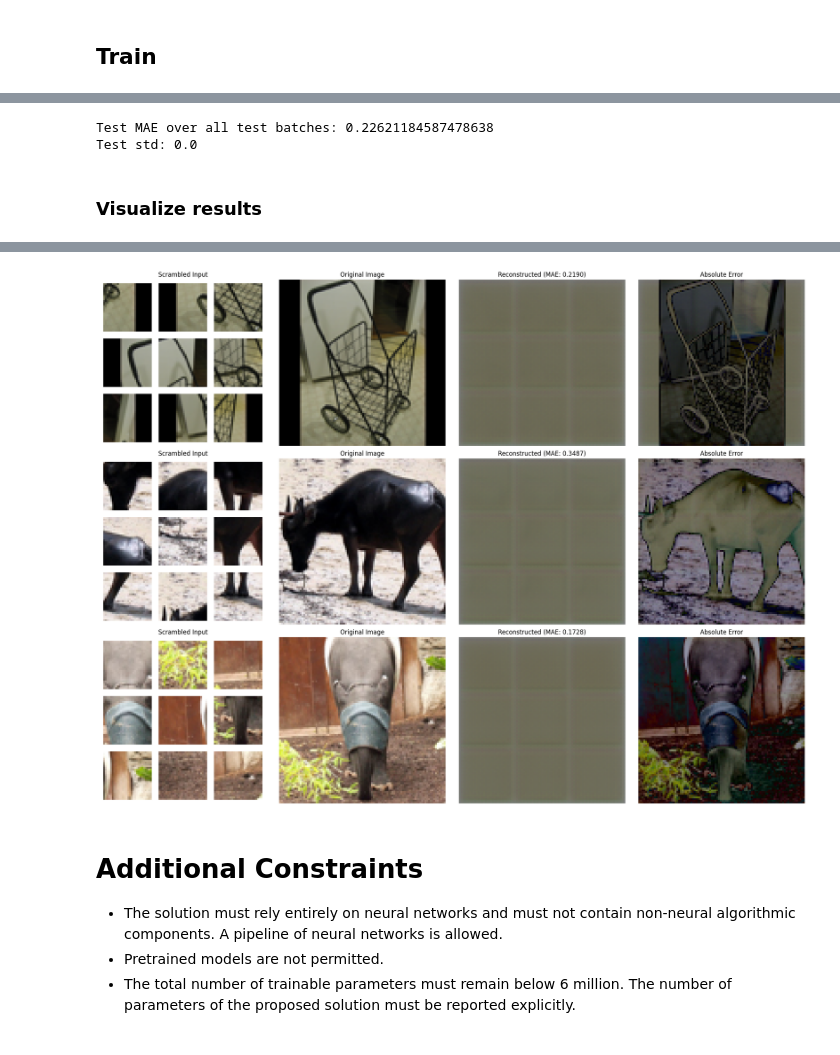
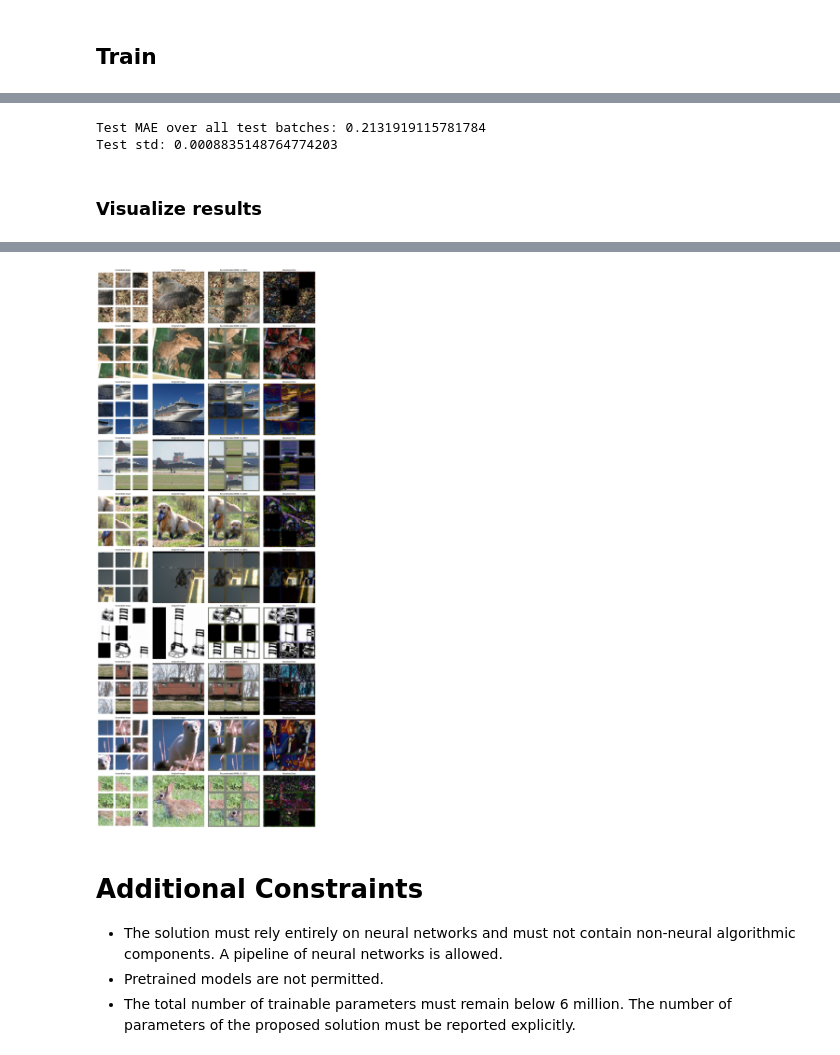
Before and after one commit to mohamadch91/UNIBO_DL_JIGSAW, a Jupyter notebook: patches_to_image_spec.ipynb, the cells around one changed output, grey strips where cells are left out. Drawn from its saved outputs; the diff is of its cells as text; code cells hidden in the pictures.

```diff
--- a/patches_to_image_spec.ipynb
+++ b/patches_to_image_spec.ipynb
@@ -129,9 +128,9 @@ print(images.shape)
 # %%
 # define a dictionary to have configs for the model and training
 cfg ={
-    "batch_size": 64,
+    "batch_size": 16,
     "lr": 1e-3,
-    "epochs": 10,
+    "epochs": 20,
     "lr_factor": 0.5,
     "min_lr": 1e-6,
     "train_split": 0.8,
@@ -490,3 +891,28 @@ Find logs at: ./wandb/run-20260603_173156-demefw93/logs
+# %%
+import scipy.optimize as opt
+def generate_perfect_puzzle(model, X_batch):
+    # 1. Get the raw placement scores
+    logits_np = model.encoder_transformer(X_batch, training=False).numpy()
+    batch_size = logits_np.shape[0]
+
+    # 2. Force a strict 1-to-1 permutation matrix
+    hard_P = np.zeros_like(logits_np)
+    for b in range(batch_size):
+        row_ind, col_ind = opt.linear_sum_assignment(-logits_np[b])
+        hard_P[b, row_ind, col_ind] = 1.0
+
+    hard_P = tf.constant(hard_P, dtype=tf.float32)
+
+    # 3. Assemble using the perfect matrix
+    C = model.assemble(X_batch, hard_P)
+
+    # 4. Refine the seams
+    Mb = tf.broadcast_to(model.mask, (tf.shape(C)[0], 96, 96, 1))
+    unet_input = tf.concat([C, Mb], axis=-1)
+    ref = model.unet_refiner(unet_input, training=False)
+
+    final_output = model.mask * C + (1.0 - model.mask) * ref
+    return final_output
 # %%
 # Evaluation Metric computation
 def evaluate_and_get_metrics(model, generator):
@@ -507,12 +933,12 @@ def evaluate_and_get_metrics(model, generator):
     std = tf.math.reduce_std(mae_values)
     return mae_mean.numpy(), std.numpy()
 # %%
-mae_mean, std = evaluate_and_get_metrics(model.model, test_generator)
+mae_mean, std = evaluate_and_get_metrics(model, test_generator)
 print(f"Test MAE over all test batches: {mae_mean}")
 print(f"Test std: {std}")
 # %% [output]
-Test MAE over all test batches: 0.22621184587478638
-Test std: 0.0
+Test MAE over all test batches: 0.2131919115781784
+Test std: 0.0008835148764774203
 # %% [markdown]
 ### Visualize results
 # %%
@@ -525,7 +951,8 @@ def visualize_random_predictions(model, generator, num_samples=3):
     X_batch, Y_batch = generator[batch_idx]
 
     # Predict
-    preds = model.predict(X_batch, verbose=0)
+    # preds = model.predict(X_batch, verbose=0)
+    preds = generate_perfect_puzzle(model, X_batch).numpy()  # Use the perfect puzzle generator for visualization
 
     # Pick random indices within the batch
     actual_batch_size = len(X_batch)
@@ -571,5 +998,5 @@ def visualize_random_predictions(model, generator, num_samples=3):
     plt.tight_layout()
     plt.show()
 # %%
-visualize_random_predictions(model.model, test_generator, num_samples=3)
+visualize_random_predictions(model, test_generator, num_samples=10)
 # %% [output]
@@ -578,4 +1003,4 @@ WARNING:tensorflow:6 out of the last 20 calls to <function TensorFlowTrainer.mak
-[figure, old version]
+[figure, new version]
 # %% [markdown]
 # Additional Constraints
 
```
Also changed, not shown: parts of 18 cells of this notebook, 1 other file.
